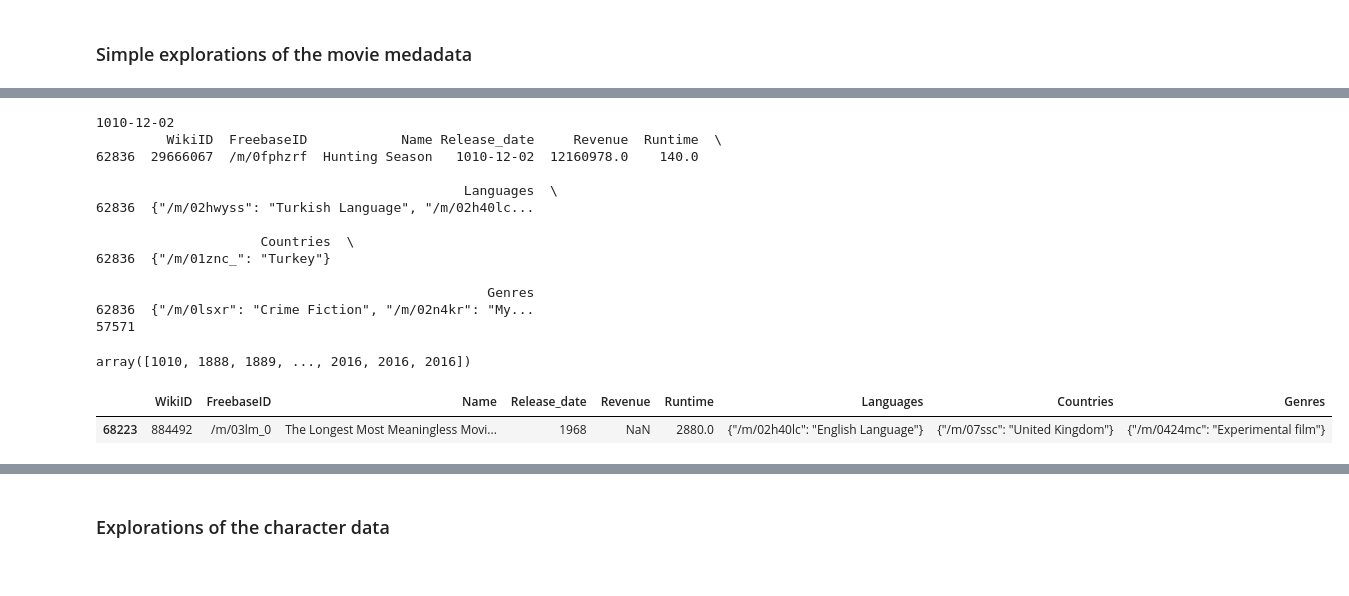
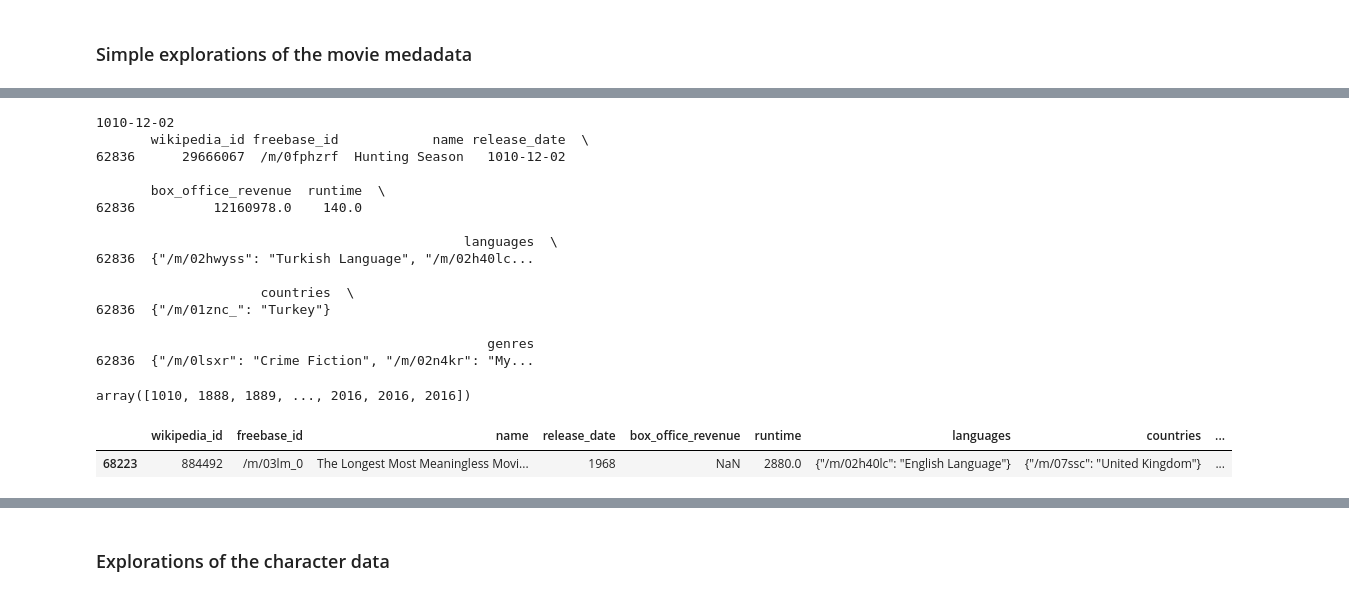
Before and after one commit to epfl-ada/ada-2022-project-alldatapointaccurate, a Jupyter notebook: TEST_CMUMOVIE.ipynb, the cells around one changed output, grey strips where cells are left out. Drawn from its saved outputs; the diff is of its cells as text; code cells hidden in the pictures.

```diff
--- a/TEST_CMUMOVIE.ipynb
+++ b/TEST_CMUMOVIE.ipynb
@@ -43,6 +29,39 @@ data_folder = './data/'
 # %%
-movies = pd.read_csv(data_folder + "movie.metadata.tsv", sep = '\t', names = ["WikiID","FreebaseID","Name", "Release_date", "Revenue",
-"Runtime", "Languages","Countries", "Genres"])
+movies_column_names = [
+    "wikipedia_id",
+    "freebase_id",
+    "name",
+    "release_date",
+    "box_office_revenue",
+    "runtime",
+    "languages",
+    "countries",
+    "genres"
+]
+# Prev: movies = pd.read_csv(data_folder + "movie.metadata.tsv", sep = '\t',
+# names = ["WikiID","FreebaseID","Name", "Release_date", "Revenue","Runtime", "Languages","Countries", "Genres"])
+
+characters_column_names = [
+    "wikipedia_id",
+    "freebase_id",
+    "release_date",
+    "character_name",
+    "actor_dob",
+    "actor_gender",
+    "actor_height",
+    "actor_ethnicity",
+    "actor_name",
+    "actor_age",
+    "freebase_character_map",
+    "freebase_character_id",
+    "freebase_actor_id"
+]
+
+plot_column_names = ['wikipedia_id', 'summary']
+# %%
+movies = pd.read_csv(movies_path, sep='\t', header=None, names=movies_column_names)
+characters = pd.read_csv(characters_path, sep='\t', header=None, names=characters_column_names)
+plots = pd.read_csv(plot_path, sep='\t', header=None, names=plot_column_names)
 # %%
 movies.info()
 # %% [output]
@@ -65,16 +84,14 @@ memory usage: 5.6+ MB
 # %%
 # Looking at the time span of the movies.
 from datetime import datetime, date, time
-mv_yr = movies.Release_date.dropna().apply(lambda x: x)
-print(movies.Release_date.dropna().iloc[57571])
-print(movies[movies.Release_date == "1010-12-02"])
+mv_yr = movies.release_date.dropna().apply(lambda x: x)
+print(movies.release_date.dropna().iloc[57571])
+print(movies[movies.release_date == "1010-12-02"])
 
 yrs = []
 cnt = 0
 for yr in mv_yr:
     k = int(yr[0:4])
-    if k == 1010:
-        print(cnt)
     cnt = cnt + 1
     yrs.append(k)
 
@@ -84,24 +101,26 @@ np.sort(yrs)
 # The movie 'Hunting Season' is acutally out on 2010.
 # %% [output]
 1010-12-02
-         WikiID  FreebaseID            Name Release_date     Revenue  Runtime  \
-62836  29666067  /m/0fphzrf  Hunting Season   1010-12-02  12160978.0    140.0
+       wikipedia_id freebase_id            name release_date  \
+62836      29666067  /m/0fphzrf  Hunting Season   1010-12-02
 
-                                               Languages  \
+       box_office_revenue  runtime  \
+62836          12160978.0    140.0
+
+                                               languages  \
 62836  {"/m/02hwyss": "Turkish Language", "/m/02h40lc...
 
-                     Countries  \
+                     countries  \
 62836  {"/m/01znc_": "Turkey"}
 
-                                                  Genres
+                                                  genres
 62836  {"/m/0lsxr": "Crime Fiction", "/m/02n4kr": "My...
-57571
 array([1010, 1888, 1889, ..., 2016, 2016, 2016])
 # %%
 # As we have seen from the previous block, the release time for 'Hunting Season' is wrong. We hereby crorrect this mistake.
-movies['Release_date'] = movies['Release_date'].replace(['1010-12-02'], '2010-12-02')
+movies['release_date'] = movies['release_date'].replace(['1010-12-02'], '2010-12-02')
 # %%
-movies[movies.Runtime == 2880]
+movies[movies.runtime == 2880]
 # %% [output]
-|  | WikiID | FreebaseID | Name | Release_date | Revenue | Runtime | Languages | Countries | Genres |
-| 68223 | 884492 | /m/03lm_0 | The Longest Most Meaningless Movi... | 1968 | NaN | 2880.0 | {"/m/02h40lc": "English Language"} | {"/m/07ssc": "United Kingdom"} | {"/m/0424mc": "Experimental film"} |
+|  | wikipedia_id | freebase_id | name | release_date | box_office_revenue | runtime | languages | countries | ... |
+| 68223 | 884492 | /m/03lm_0 | The Longest Most Meaningless Movi... | 1968 | NaN | 2880.0 | {"/m/02h40lc": "English Language"} | {"/m/07ssc": "United Kingdom"} | ... |
```
Also changed, not shown: parts of 40 cells of this notebook.
